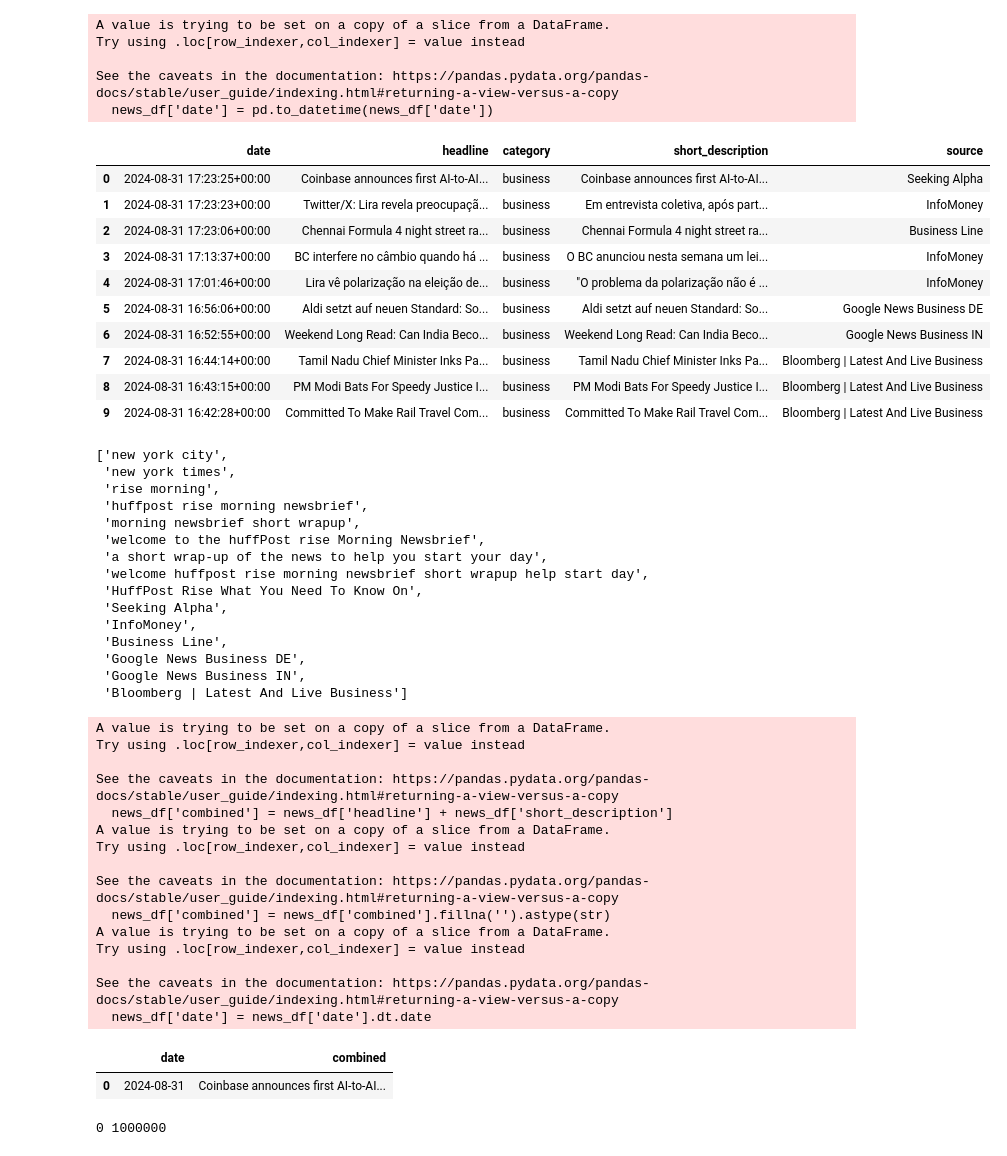
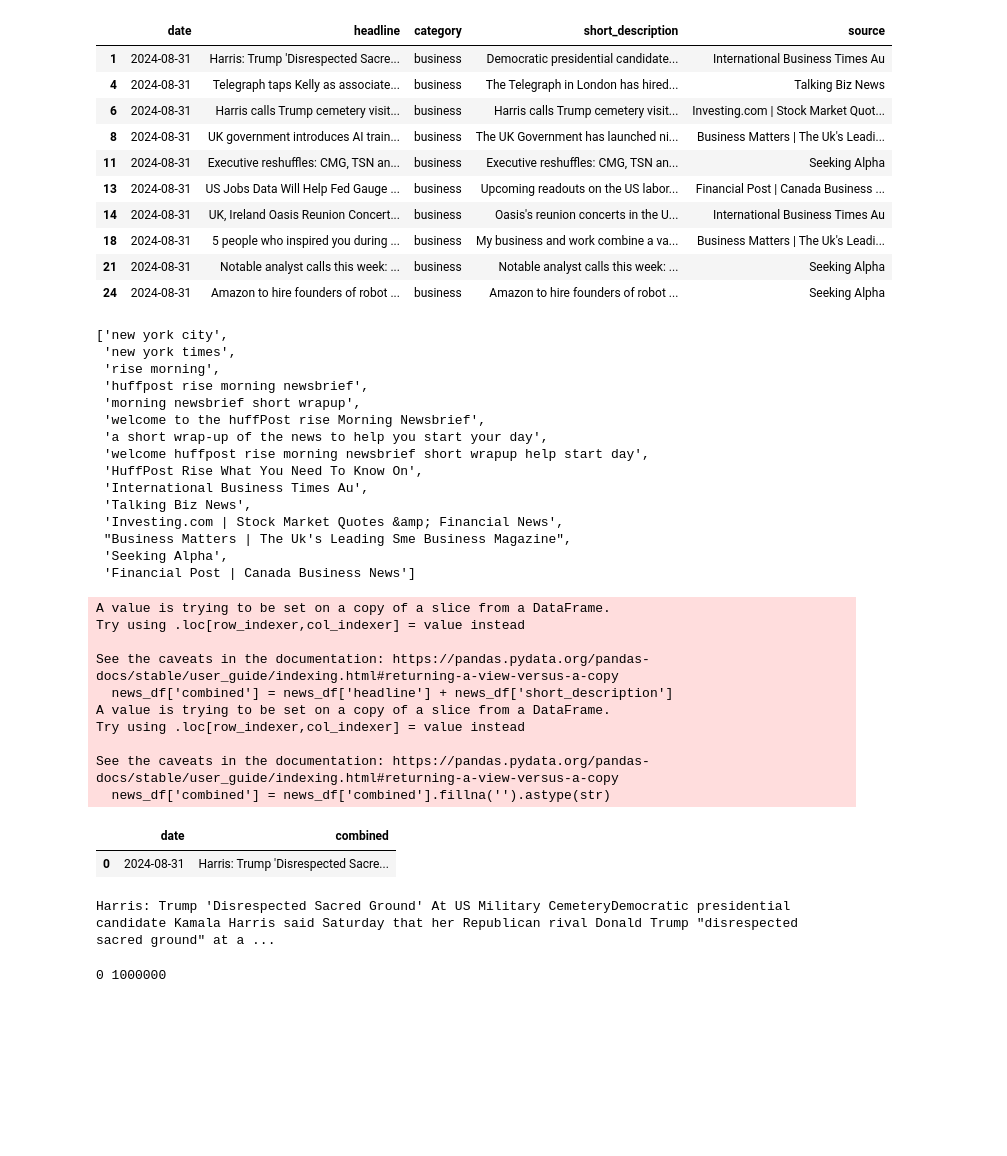
Before and after one commit to pragyabhatia06/stock-news-prediction, a Jupyter notebook: test.ipynb, the cells around one changed output. Saved outputs shown, nothing was run; the diff lists cells and outputs as text; code cells hidden in the pictures; blank space fills up the shorter version.

```diff
--- a/test.ipynb
+++ b/test.ipynb
@@ -60,19 +66,21 @@ def fetch_news():
 
     # Define the parent directory and file path
     # parent_dir = os.path.dirname(os.path.abspath(__file__))
-    file_path = os.path.join(parent_dir, "data", file_name)
+
+    file_path = os.path.join(os.getcwd() , "data", file_name)
 
     # Check if the file for today's date exists
     if os.path.exists(file_path):
         # Load the JSON file
         with open(file_path, 'r', encoding='utf-8') as json_file:
             news_data = json.load(json_file)
+            print(news_data)
         print(f"Loaded data from {file_name}")
     else:
         # Fetch news data from the API
         conn = http.client.HTTPConnection('api.mediastack.com')
         params = urllib.parse.urlencode({
-            'access_key': '65c5e9342fc45dc08165bf28b32d8ccf',
+            # 'access_key': '65c5e9342fc45dc08165bf28b32d8ccf',
             'categories': 'business',
             'sort': 'published_desc',
             "language": "en",
@@ -123,0 +130,3 @@ Fetched and saved data to news_data_2024-09-01.json
+# %%
+news_df = news_df[news_df['language'] =='en']
+news_df
@@ -124,25 +151,19 @@ Fetched and saved data to news_data_2024-09-01.json
 # %%
-news_df.rename(columns = {'title':'headline','description':'short_description','published_at':'date'},inplace=True)
+news_df.rename(columns = {'title':'headline','description':'short_description'},inplace=True)
 news_df = news_df[['date','headline','category','short_description','source']]
-news_df['date'] = pd.to_datetime(news_df['date'])
 news_df
 # %% [output]
-A value is trying to be set on a copy of a slice from a DataFrame.
-Try using .loc[row_indexer,col_indexer] = value instead
-
-See the caveats in the documentation: https://pandas.pydata.org/pandas-docs/stable/user_guide/indexing.html#returning-a-view-versus-a-copy
-  news_df['date'] = pd.to_datetime(news_df['date'])
 |  | date | headline | category | short_description | source |
-| 0 | 2024-08-31 17:23:25+00:00 | Coinbase announces first AI-to-AI... | business | Coinbase announces first AI-to-AI... | Seeking Alpha |
-| 1 | 2024-08-31 17:23:23+00:00 | Twitter/X: Lira revela preocupaçã... | business | Em entrevista coletiva, após part... | InfoMoney |
-| 2 | 2024-08-31 17:23:06+00:00 | Chennai Formula 4 night street ra... | business | Chennai Formula 4 night street ra... | Business Line |
-| 3 | 2024-08-31 17:13:37+00:00 | BC interfere no câmbio quando há ... | business | O BC anunciou nesta semana um lei... | InfoMoney |
-| 4 | 2024-08-31 17:01:46+00:00 | Lira vê polarização na eleição de... | business | "O problema da polarização não é ... | InfoMoney |
-| 5 | 2024-08-31 16:56:06+00:00 | Aldi setzt auf neuen Standard: So... | business | Aldi setzt auf neuen Standard: So... | Google News Business DE |
-| 6 | 2024-08-31 16:52:55+00:00 | Weekend Long Read: Can India Beco... | business | Weekend Long Read: Can India Beco... | Google News Business IN |
-| 7 | 2024-08-31 16:44:14+00:00 | Tamil Nadu Chief Minister Inks Pa... | business | Tamil Nadu Chief Minister Inks Pa... | Bloomberg | Latest And Live Business |
-| 8 | 2024-08-31 16:43:15+00:00 | PM Modi Bats For Speedy Justice I... | business | PM Modi Bats For Speedy Justice I... | Bloomberg | Latest And Live Business |
-| 9 | 2024-08-31 16:42:28+00:00 | Committed To Make Rail Travel Com... | business | Committed To Make Rail Travel Com... | Bloomberg | Latest And Live Business |
+| 1 | 2024-08-31 | Harris: Trump 'Disrespected Sacre... | business | Democratic presidential candidate... | International Business Times Au |
+| 4 | 2024-08-31 | Telegraph taps Kelly as associate... | business | The Telegraph in London has hired... | Talking Biz News |
+| 6 | 2024-08-31 | Harris calls Trump cemetery visit... | business | Harris calls Trump cemetery visit... | Investing.com | Stock Market Quot... |
+| 8 | 2024-08-31 | UK government introduces AI train... | business | The UK Government has launched ni... | Business Matters | The Uk's Leadi... |
+| 11 | 2024-08-31 | Executive reshuffles: CMG, TSN an... | business | Executive reshuffles: CMG, TSN an... | Seeking Alpha |
+| 13 | 2024-08-31 | US Jobs Data Will Help Fed Gauge ... | business | Upcoming readouts on the US labor... | Financial Post | Canada Business ... |
+| 14 | 2024-08-31 | UK, Ireland Oasis Reunion Concert... | business | Oasis's reunion concerts in the U... | International Business Times Au |
+| 18 | 2024-08-31 | 5 people who inspired you during ... | business | My business and work combine a va... | Business Matters | The Uk's Leadi... |
+| 21 | 2024-08-31 | Notable analyst calls this week: ... | business | Notable analyst calls this week: ... | Seeking Alpha |
+| 24 | 2024-08-31 | Amazon to hire founders of robot ... | business | Amazon to hire founders of robot ... | Seeking Alpha |
 # %%
 stop_words = set(stopwords.words('english'))
 nlp = spacy.load("en_core_web_sm")
@@ -175,12 +196,12 @@ phrases_to_remove
  'a short wrap-up of the news to help you start your day',
  'welcome huffpost rise morning newsbrief short wrapup help start day',
  'HuffPost Rise What You Need To Know On',
+ 'International Business Times Au',
+ 'Talking Biz News',
+ 'Investing.com | Stock Market Quotes &amp; Financial News',
+ "Business Matters | The Uk's Leading Sme Business Magazine",
  'Seeking Alpha',
- 'InfoMoney',
- 'Business Line',
- 'Google News Business DE',
- 'Google News Business IN',
- 'Bloomberg | Latest And Live Business']
+ 'Financial Post | Canada Business News']
 # %%
 # Function to clean text
 def clean_text(text):
@@ -238,7 +259,6 @@ def clean_text(text):
 # %%
 news_df['combined'] = news_df['headline'] + news_df['short_description']
 news_df['combined'] = news_df['combined'].fillna('').astype(str)
-news_df['date'] = news_df['date'].dt.date
 combined_df = news_df.groupby('date').agg({
     'combined': ' '.join
 }).reset_index()
@@ -254,15 +274,12 @@ Try using .loc[row_indexer,col_indexer] = value instead
 
 See the caveats in the documentation: https://pandas.pydata.org/pandas-docs/stable/user_guide/indexing.html#returning-a-view-versus-a-copy
   news_df['combined'] = news_df['combined'].fillna('').astype(str)
-A value is trying to be set on a copy of a slice from a DataFrame.
-Try using .loc[row_indexer,col_indexer] = value instead
-
-See the caveats in the documentation: https://pandas.pydata.org/pandas-docs/stable/user_guide/indexing.html#returning-a-view-versus-a-copy
-  news_df['date'] = news_df['date'].dt.date
 |  | date | combined |
-| 0 | 2024-08-31 | Coinbase announces first AI-to-AI... |
+| 0 | 2024-08-31 | Harris: Trump 'Disrespected Sacre... |
 # %%
 combined_df['clean_title'] = combined_df['combined'].apply(clean_text)
+# %% [output]
+Harris: Trump 'Disrespected Sacred Ground' At US Military CemeteryDemocratic presidential candidate Kamala Harris said Saturday that her Republican rival Donald Trump "disrespected sacred ground" at a ...
 # %%
 comment_combined =''
 for each in combined_df['clean_title']:
```
Also changed, not shown: parts of 49 cells of this notebook, 23 other files.
